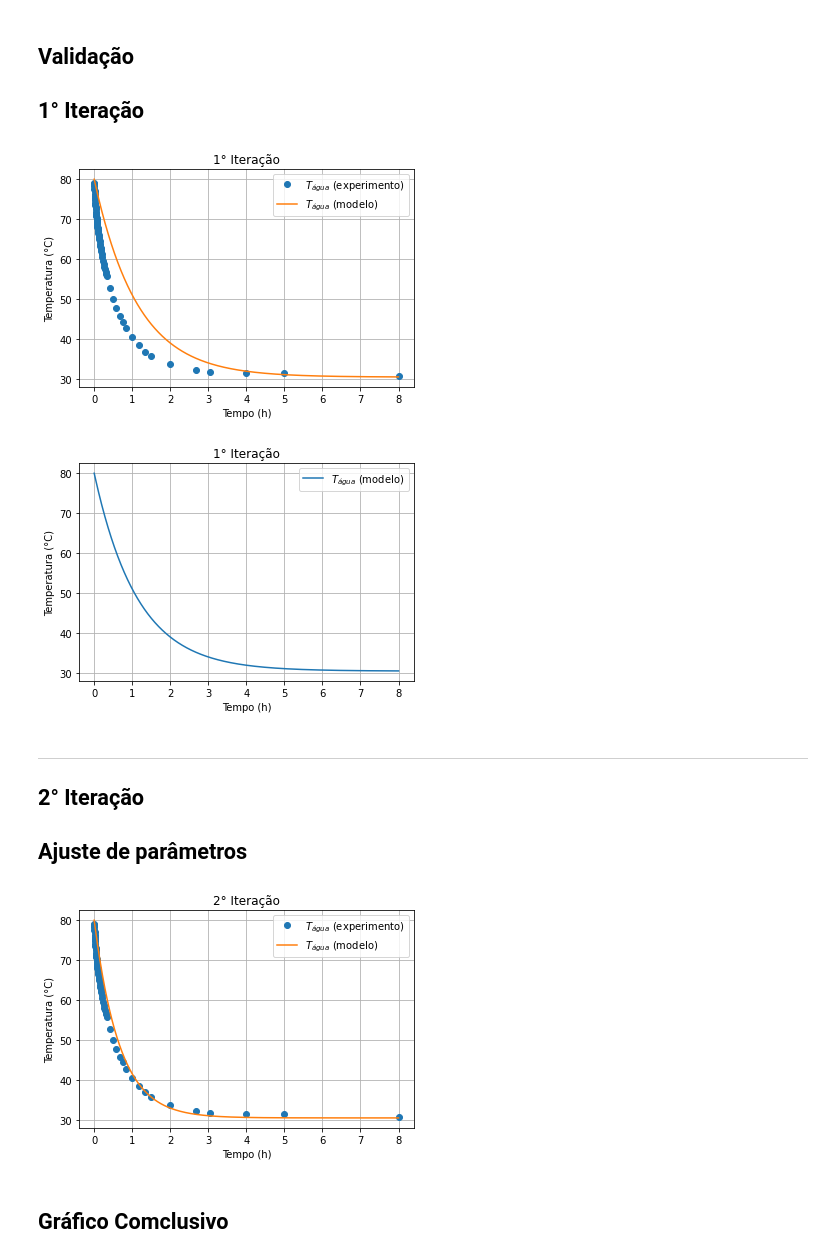
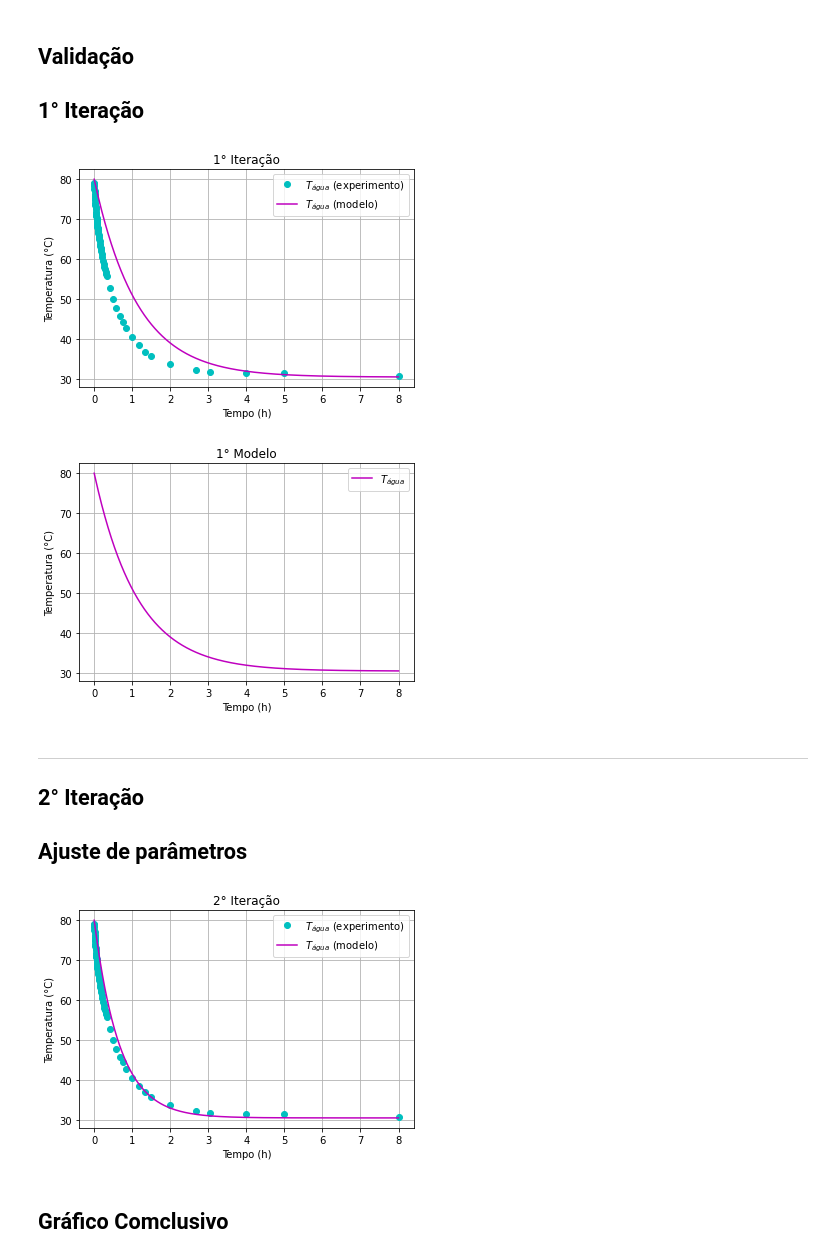
Before and after one commit to pedroivoal/Modsim-P2, a Jupyter notebook: arq3.ipynb, the cells around one changed output. Cells and saved outputs as stored; diff of their text form; code cells hidden in the pictures.

```diff
--- a/arq3.ipynb
+++ b/arq3.ipynb
@@ -104,39 +104,39 @@ x0 = [Ta, Tr]
 # Resolução numérica
 x = odeint(modelo, x0, t_lista)
 Ta_lista = x[:,0]-273.15
 Tr_lista = x[:,1]-273.15
 
 # Variável que guarda gráfico
 validacao1, ax = plt.subplots()
 
 # Plota gráficos
-plt.plot(lista_t_exp, lista_Ta_exp, 'o', label = '$T_{água}$ (experimento)')
-plt.plot(t_lista/3600, Ta_lista, '', label = '$T_{água}$ (modelo)')
+plt.plot(lista_t_exp, lista_Ta_exp, 'co', label = '$T_{água}$ (experimento)')
+plt.plot(t_lista/3600, Ta_lista, 'm', label = '$T_{água}$ (modelo)')
 plt.title('1° Iteração')
 plt.ylabel('Temperatura (°C)')
 plt.xlabel('Tempo (h)')
 plt.legend()
 plt.grid(True)
 plt.show()
 # Cria arquivo png com o gráfico no PC
 validacao1.savefig('2.Validação1.png',  format = 'png', dpi = 1200)
 
 # Variável que guarda gráfico
 modelo1, ax = plt.subplots()
 
 # Plota gráfico somente para apresentação
-plt.plot(t_lista/3600, Ta_lista, '', label = '$T_{água}$ (modelo)')
-plt.title('1° Iteração')
+plt.plot(t_lista/3600, Ta_lista, 'm', label = '$T_{água}$')
+plt.title('1° Modelo')
 plt.ylabel('Temperatura (°C)')
 plt.xlabel('Tempo (h)')
 plt.legend()
 plt.grid(True)
 plt.show()
 # Cria arquivo png com o gráfico no PC
 modelo1.savefig('0.modelo1.png',  format = 'png', dpi = 1200)
 # %% [output]
-[figure, old version]
+[figure, new version]
-[figure, old version]
+[figure, new version]
 # %% [markdown]
 ----
 ## 2° Iteração
@@ -155,8 +155,8 @@ Tr_lista = x[:,1]-273.15
 # Variável que guarda gráfico
 validacao2, ax = plt.subplots()
 # Plota gráficos
-plt.plot(lista_t_exp, lista_Ta_exp, 'o', label = '$T_{água}$ (experimento)')
-plt.plot(t_lista/3600, Ta_lista, '', label = '$T_{água}$ (modelo)')
+plt.plot(lista_t_exp, lista_Ta_exp, 'co', label = '$T_{água}$ (experimento)')
+plt.plot(t_lista/3600, Ta_lista, 'm', label = '$T_{água}$ (modelo)')
 plt.title('2° Iteração')
 plt.ylabel('Temperatura (°C)')
 plt.xlabel('Tempo (h)')
@@ -166,7 +166,7 @@ plt.show()
 # Cria arquivo png com o gráfico no PC
 validacao2.savefig('3.Validação2.png',  format = 'png', dpi = 1200)
 # %% [output]
-[figure, old version]
+[figure, new version]
 # %% [markdown]
 ## Gráfico Comclusivo
 # %%
```
Also changed, not shown: parts of 2 cells of this notebook, 6 other files.
